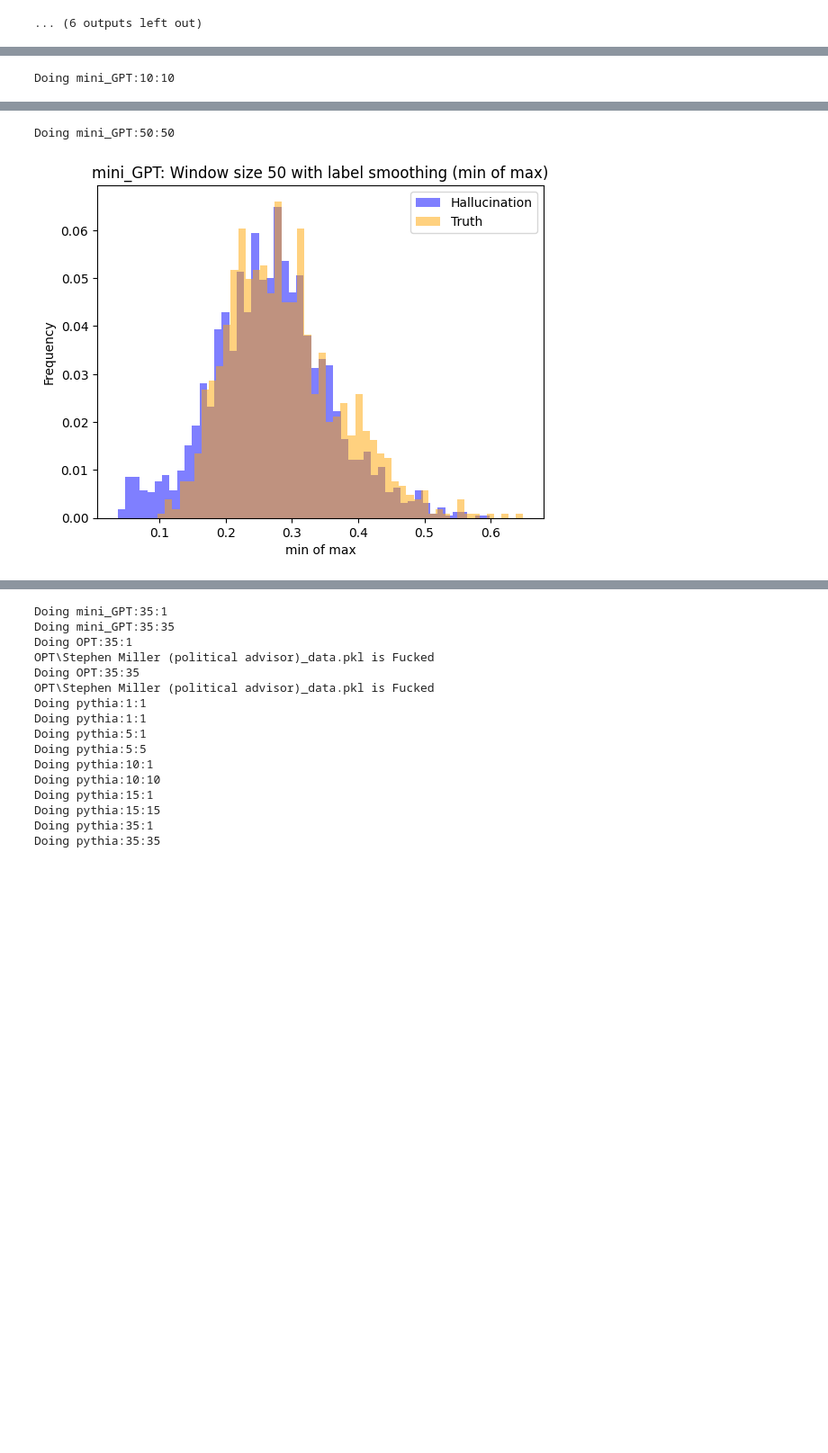
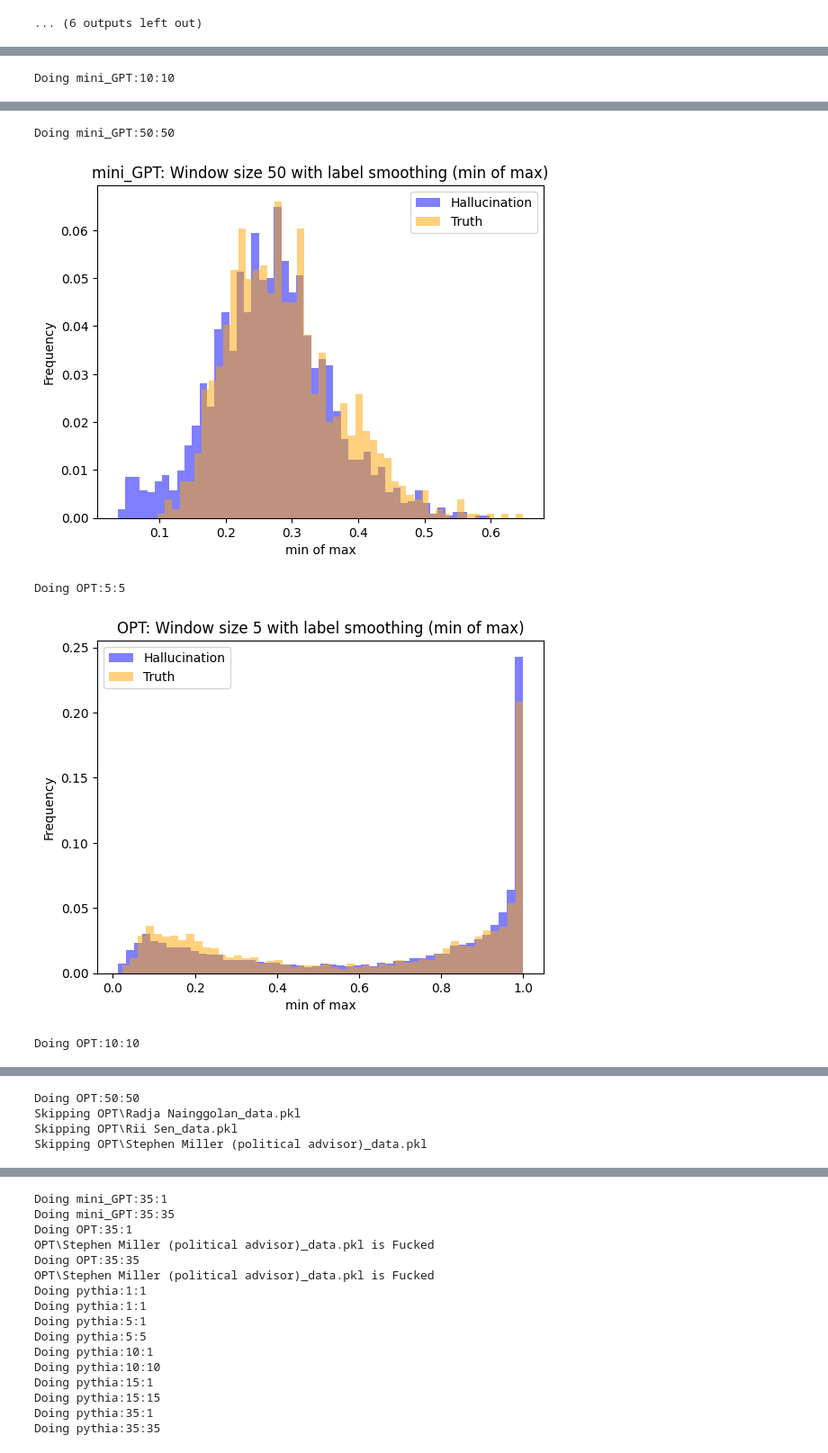
Before and after one commit to shiribaum-tau/NLP_Course_TS_Hallucination_Detection, a Jupyter notebook: data_exploration/Data Exploration.ipynb, the cells around one changed output, grey strips where cells are left out. Shown at 90% size. Saved outputs shown, nothing was run; the diff lists cells and outputs as text; code cells hidden in the pictures; blank space fills up the shorter version.

```diff
--- a/data_exploration/Data Exploration.ipynb
+++ b/data_exploration/Data Exploration.ipynb
@@ -338,29 +334,32 @@ def do_norm_of_max(logits):
 def do_avg_of_max(logits):
     return np.mean(np.max(logits,axis=1))
 # %%
-for model in [MODELS[0]]:
+for model in MODELS:
     for func, name in [(do_min_of_max, "min of max")]: #, (do_norm_of_max, "norm of max"), (do_avg_of_max, "avg of max")]:
         for winsize in [5, 10, 50]:
             for stride in [winsize]:
                 print(f"Doing {model}:{winsize}:{stride}")
                 all_logits = []
                 all_labels = []
                 for path in glob.glob(os.path.join(model, "*.pkl")):
                     with open(path, "rb") as f:
                         dat = pickle.load(f)
                     try:
                         logits_windows, labels_windows = create_windows(dat, winsize, stride)
                         for logits, labels in zip(logits_windows, labels_windows):
                             all_logits.append(func(logits))
                             all_labels.append(1 if 1 in labels else 0)
                     except:
                         print(f"Skipping {path}")
 
             draw_double_histogram(all_logits, all_labels,  f"{model}: Window size {winsize} with label smoothing ({name})", xlabel=name)
 # %% [output]
 Doing mini_GPT:5:5
 [figure]
 Doing mini_GPT:10:10
 [figure]
 Doing mini_GPT:50:50
 [figure]
+Doing OPT:5:5
+[figure, added]
+Doing OPT:10:10
@@ -366,0 +367,4 @@ Doing mini_GPT:50:50
+Doing OPT:50:50
+Skipping OPT\Radja Nainggolan_data.pkl
+Skipping OPT\Rii Sen_data.pkl
+Skipping OPT\Stephen Miller (political advisor)_data.pkl
```
Also changed, not shown: parts of 8 cells of this notebook, 1 other file.
